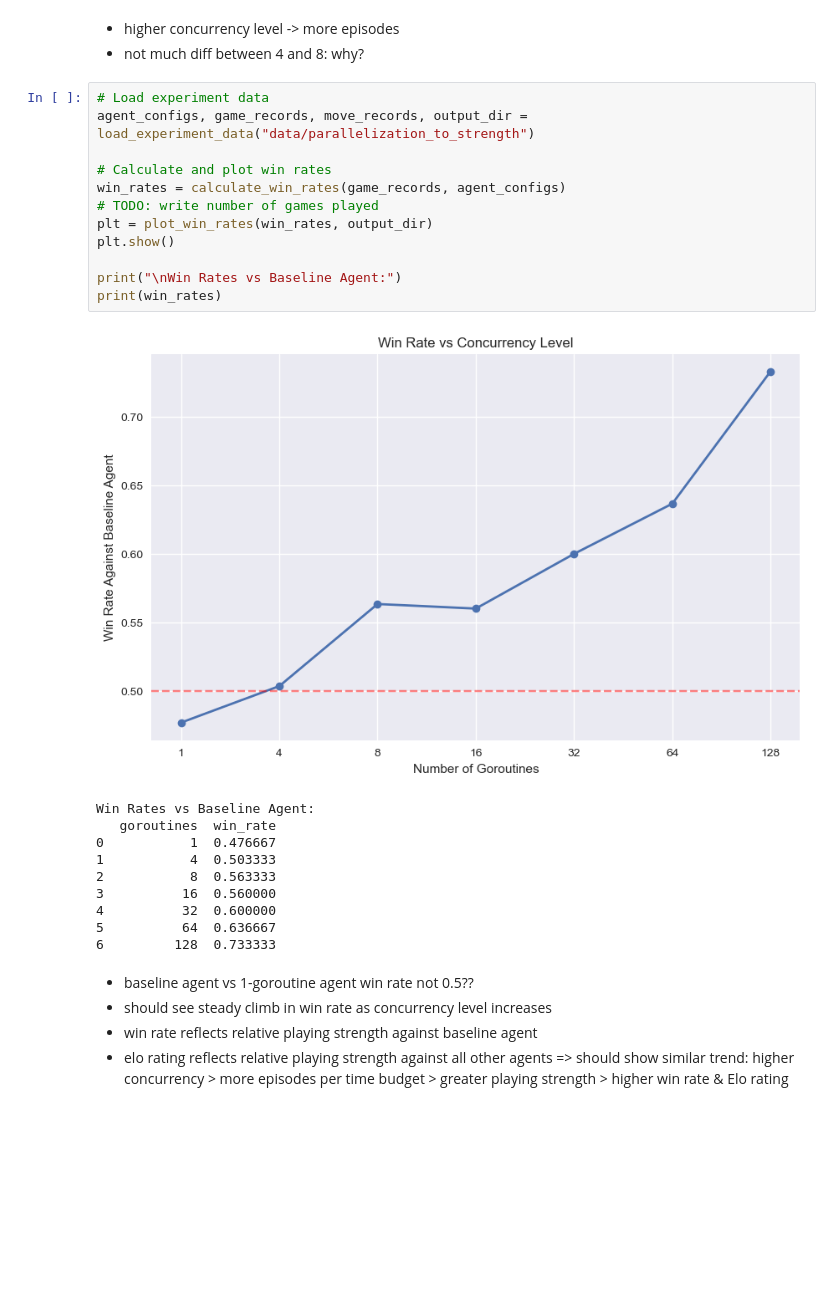
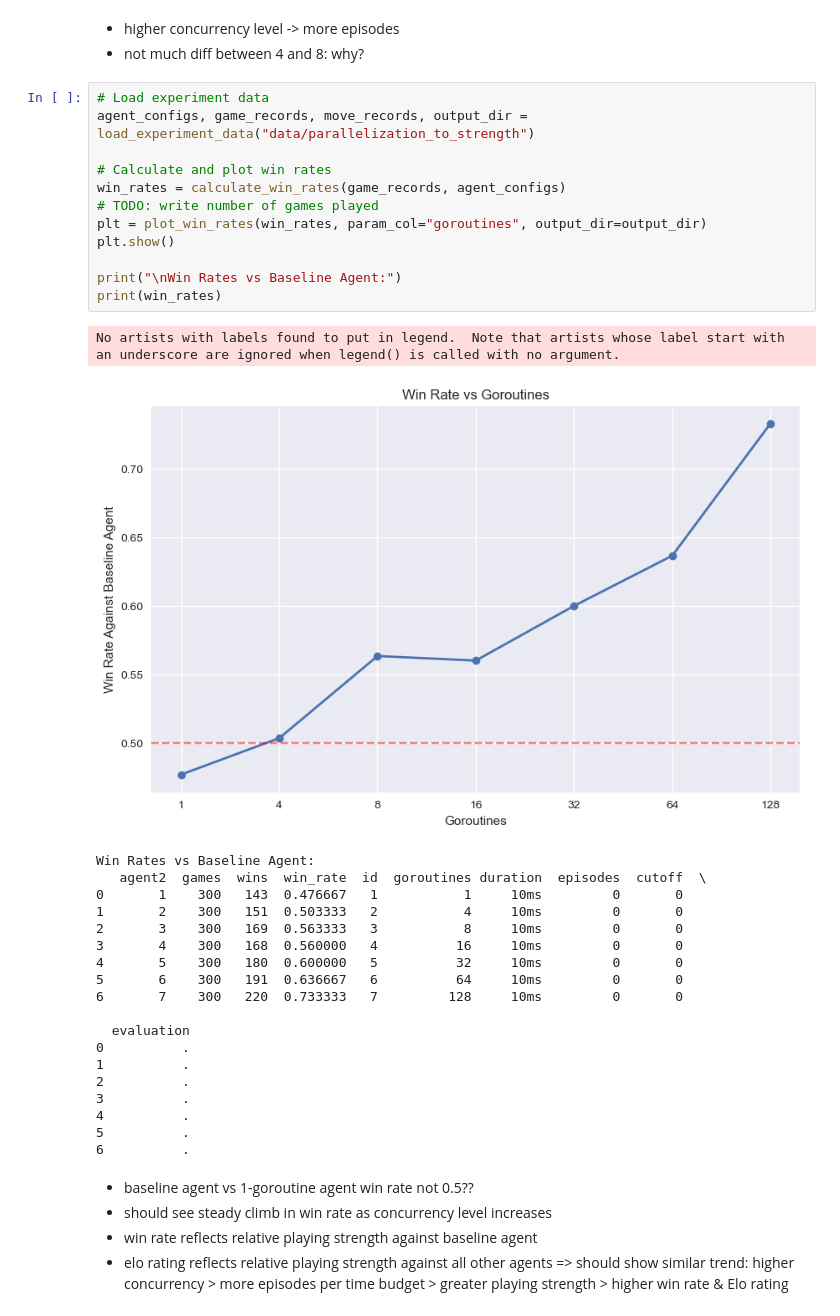
Before and after one commit to christopherWilliams98/risk-agent, a Jupyter notebook: experiments/analysis.ipynb, the cells around one changed output. Cells and saved outputs as stored; diff of their text form; blank space fills up the shorter version.

```diff
--- a/experiments/analysis.ipynb
+++ b/experiments/analysis.ipynb
@@ -60,26 +60,36 @@ goroutines
 # %%
 # Load experiment data
 agent_configs, game_records, move_records, output_dir = load_experiment_data("data/parallelization_to_strength")
 
 # Calculate and plot win rates
 win_rates = calculate_win_rates(game_records, agent_configs)
 # TODO: write number of games played
-plt = plot_win_rates(win_rates, output_dir)
+plt = plot_win_rates(win_rates, param_col="goroutines", output_dir=output_dir)
 plt.show()
 
 print("\nWin Rates vs Baseline Agent:")
 print(win_rates)
 # %% [output]
+No artists with labels found to put in legend.  Note that artists whose label start with an underscore are ignored when legend() is called with no argument.
-[figure, old version]
+[figure, new version]
-Win Rates vs Baseline Agent:
-   goroutines  win_rate
-0           1  0.476667
-1           4  0.503333
-2           8  0.563333
-3          16  0.560000
-4          32  0.600000
-5          64  0.636667
-6         128  0.733333
+Win Rates vs Baseline Agent:
+   agent2  games  wins  win_rate  id  goroutines duration  episodes  cutoff  \
+0       1    300   143  0.476667   1           1     10ms         0       0
+1       2    300   151  0.503333   2           4     10ms         0       0
+2       3    300   169  0.563333   3           8     10ms         0       0
+3       4    300   168  0.560000   4          16     10ms         0       0
+4       5    300   180  0.600000   5          32     10ms         0       0
+5       6    300   191  0.636667   6          64     10ms         0       0
+6       7    300   220  0.733333   7         128     10ms         0       0
+
+  evaluation
+0          .
+1          .
+2          .
+3          .
+4          .
+5          .
+6          .
 # %% [markdown]
 - baseline agent vs 1-goroutine agent win rate not 0.5??
 - should see steady climb in win rate as concurrency level increases
```
Also changed, not shown: parts of 7 cells of this notebook, 4 other files.
